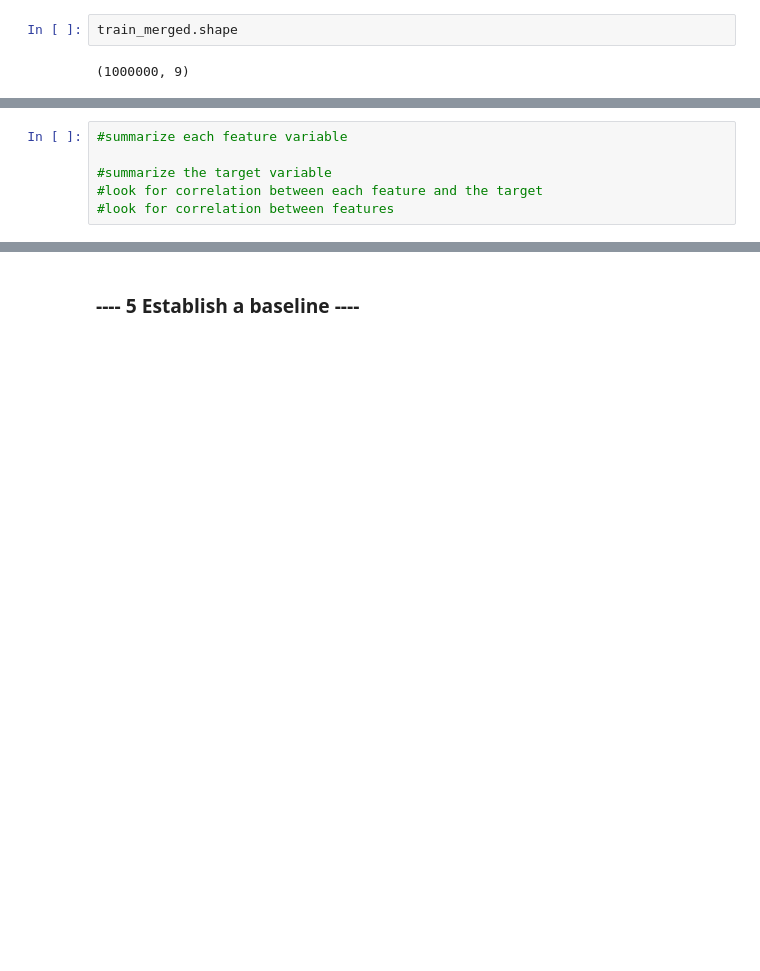
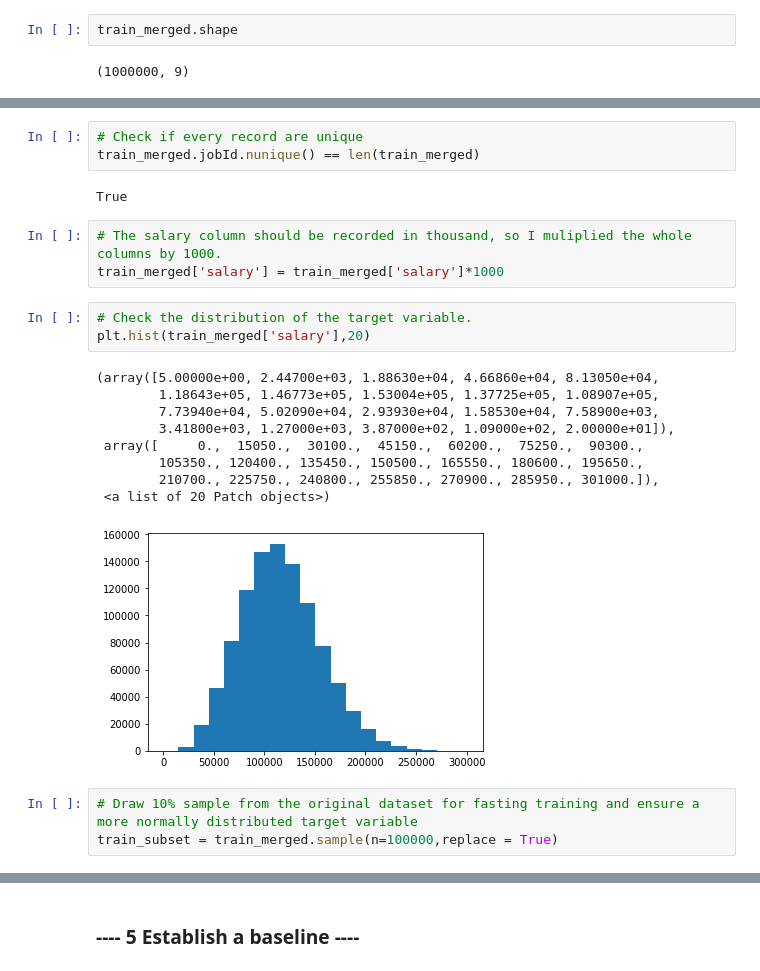
Before and after one commit to dsjoench/salarypredictionportfolio, a Jupyter notebook: First Portfolio Project.ipynb, the cells around one changed output, grey strips where cells are left out. Drawn from its saved outputs; the diff is of its cells as text; blank space fills up the shorter version.

```diff
--- a/First Portfolio Project.ipynb
+++ b/First Portfolio Project.ipynb
@@ -131,6 +120,24 @@ train_merged.describe()
-# %%
-#summarize each feature variable
-
-#summarize the target variable
-#look for correlation between each feature and the target
-#look for correlation between features
+# %%
+# Check if every record are unique
+train_merged.jobId.nunique() == len(train_merged)
+# %% [output]
+True
+# %%
+# The salary column should be recorded in thousand, so I muliplied the whole columns by 1000.
+train_merged['salary'] = train_merged['salary']*1000
+# %%
+# Check the distribution of the target variable.
+plt.hist(train_merged['salary'],20)
+# %% [output]
+(array([5.00000e+00, 2.44700e+03, 1.88630e+04, 4.66860e+04, 8.13050e+04,
+        1.18643e+05, 1.46773e+05, 1.53004e+05, 1.37725e+05, 1.08907e+05,
+        7.73940e+04, 5.02090e+04, 2.93930e+04, 1.58530e+04, 7.58900e+03,
+        3.41800e+03, 1.27000e+03, 3.87000e+02, 1.09000e+02, 2.00000e+01]),
+ array([     0.,  15050.,  30100.,  45150.,  60200.,  75250.,  90300.,
+        105350., 120400., 135450., 150500., 165550., 180600., 195650.,
+        210700., 225750., 240800., 255850., 270900., 285950., 301000.]),
+ <a list of 20 Patch objects>)
+[figure, added]
+# %%
+# Draw 10% sample from the original dataset for fasting training and ensure a more normally distributed target variable
+train_subset = train_merged.sample(n=100000,replace = True)
```
Also changed, not shown: parts of 13 cells of this notebook.
